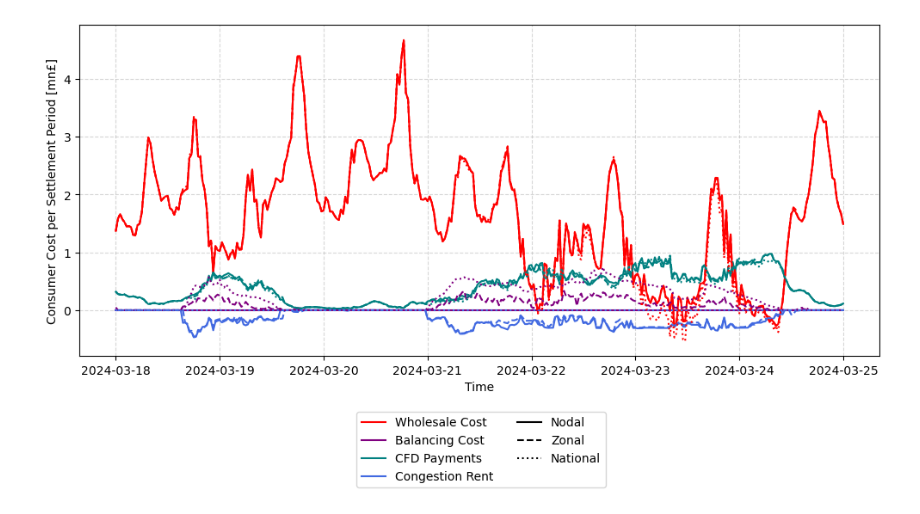
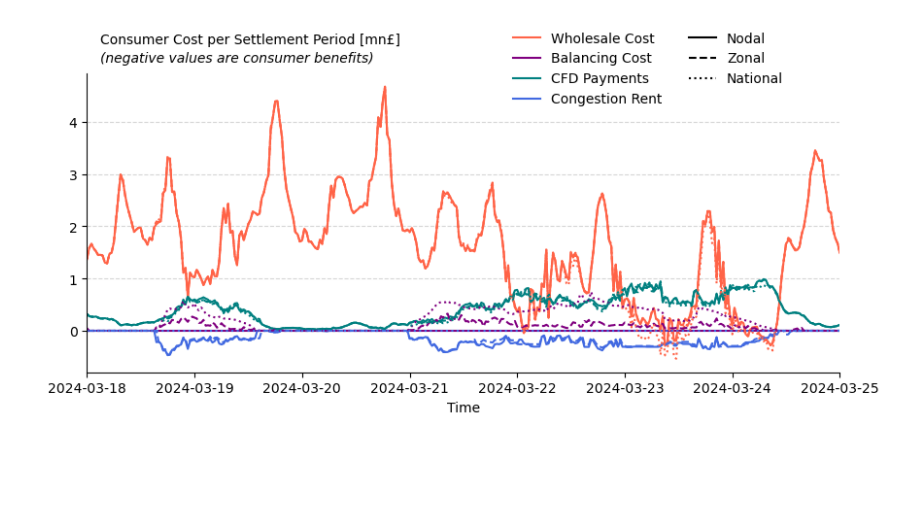
Before and after one commit to LukasFrankenQ/LMP, a Jupyter notebook: notebooks/plot_policy_timeseries.ipynb, the cells around one changed output. Cells and saved outputs as stored; diff of their text form; code cells hidden in the pictures; blank space fills up the shorter version.

```diff
--- a/notebooks/plot_policy_timeseries.ipynb
+++ b/notebooks/plot_policy_timeseries.ipynb
@@ -54,10 +54,10 @@ nice_l_name = {
 # %%
 results
 
-fig, ax = plt.subplots(1, 1, figsize=(12, 5))
+fig, ax = plt.subplots(1, 1, figsize=(10, 4))
 
 cmapper = {
-    'wholesale': 'r',
+    'wholesale': 'tomato',
     'balancing': 'purple',
     'cfd': 'teal',
     'congestion_rent': 'royalblue',
@@ -76,34 +76,51 @@ for l, q in results.columns:
 # for l, ls in lmapper.items():
 #     ax.plot(results.index, results.loc[:, idx[l,:]].sum(axis=1).mul(1e-6), linestyle=ls, color='grey', lw=lw)
 
 handles, labels = [], []
 
 from matplotlib.lines import Line2D
 
 for l, c in cmapper.items():
     handles.append(Line2D([0], [0], color=c, lw=lw, ls='-'))
     labels.append(nice_p_name[l])
 
 # handles.append(Line2D([0], [0], color='grey', lw=lw, ls='-'))
 # labels.append('Total')
 
 for l, ls in lmapper.items():
     handles.append(Line2D([0], [0], color='k', lw=lw, ls=ls))
     labels.append(nice_l_name[l])
 
 # handles.append(plt.Line2D([0], [0], color=c, lw=lw, linestyle='-'))
 
 ax.legend(
     handles,
     labels,
     ncol=2,
-    bbox_to_anchor=(0.665, -0.15),
+    # bbox_to_anchor=(0.665, -0.15),
+    bbox_to_anchor=(0.55, 0.85),
+    frameon=False,
 )
-ax.set_ylabel('Consumer Cost per Settlement Period [mn£]')
+# ax.set_ylabel('Consumer Cost per Settlement Period [mn£]')
 ax.set_xlabel('Time')
 
-ax.grid(True, linestyle='--', alpha=0.5)
+i = results.loc['2024-03-18 03:00:00':].index[0]
+ax.text(
+    i, 5.5,
+    'Consumer Cost per Settlement Period [mn£]',
+)
+ax.text(
+    i, 5.15,
+    '(negative values are consumer benefits)',
+    fontstyle='italic',
+)
 
+ax.grid(True, linestyle='--', alpha=0.5, axis='y')
+ax.set_xlim(results.index[0], results.index[-1])
+ax.spines['top'].set_visible(False)
+ax.spines['right'].set_visible(False)
+
+plt.savefig('policy_cost.png', dpi=300, bbox_inches='tight')
 plt.show()
 # %% [output]
-[figure, old version]
+[figure, new version]
```
Also changed, not shown: 2 other files.
